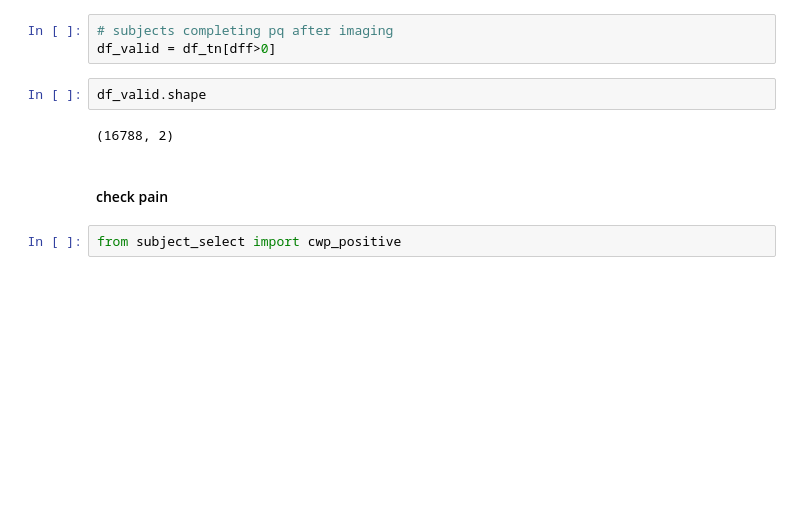
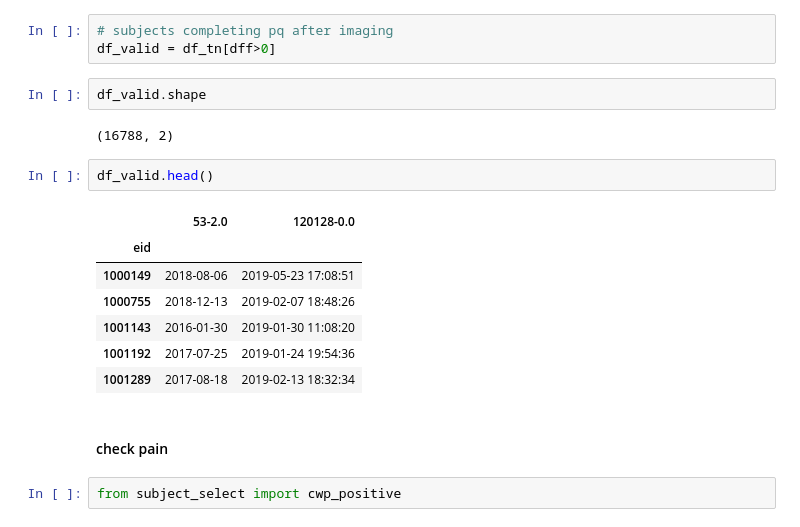
Before and after one commit to syzhang/bbk_pain, a Jupyter notebook: dev_painquestion.ipynb, the cells around one changed output. Saved outputs shown, nothing was run; the diff lists cells and outputs as text; blank space fills up the shorter version.

```diff
--- a/dev_painquestion.ipynb
+++ b/dev_painquestion.ipynb
@@ -114,6 +124,16 @@ df_valid = df_tn[dff>0]
 df_valid.shape
 # %% [output]
 (16788, 2)
+# %%
+df_valid.head()
+# %% [output]
+|  | 53-2.0 | 120128-0.0 |
+| eid |  |  |
+| 1000149 | 2018-08-06 | 2019-05-23 17:08:51 |
+| 1000755 | 2018-12-13 | 2019-02-07 18:48:26 |
+| 1001143 | 2016-01-30 | 2019-01-30 11:08:20 |
+| 1001192 | 2017-07-25 | 2019-01-24 19:54:36 |
+| 1001289 | 2017-08-18 | 2019-02-13 18:32:34 |
 # %% [markdown]
 #### check pain
 # %%
```
Also changed, not shown: parts of 1 cell of this notebook, 1 other file.
